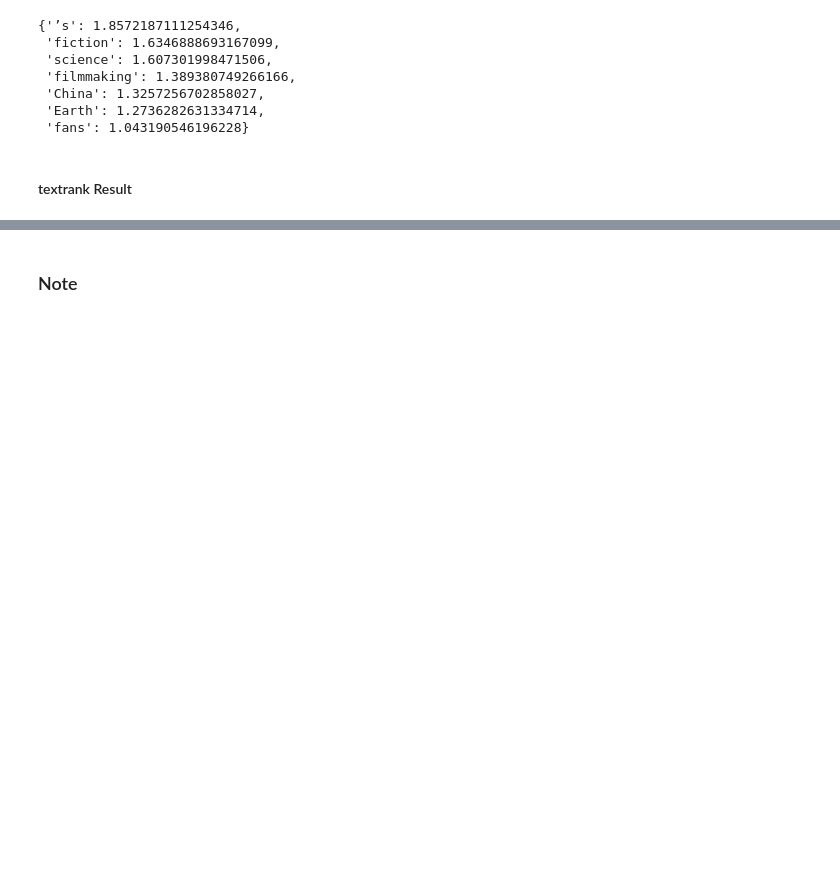
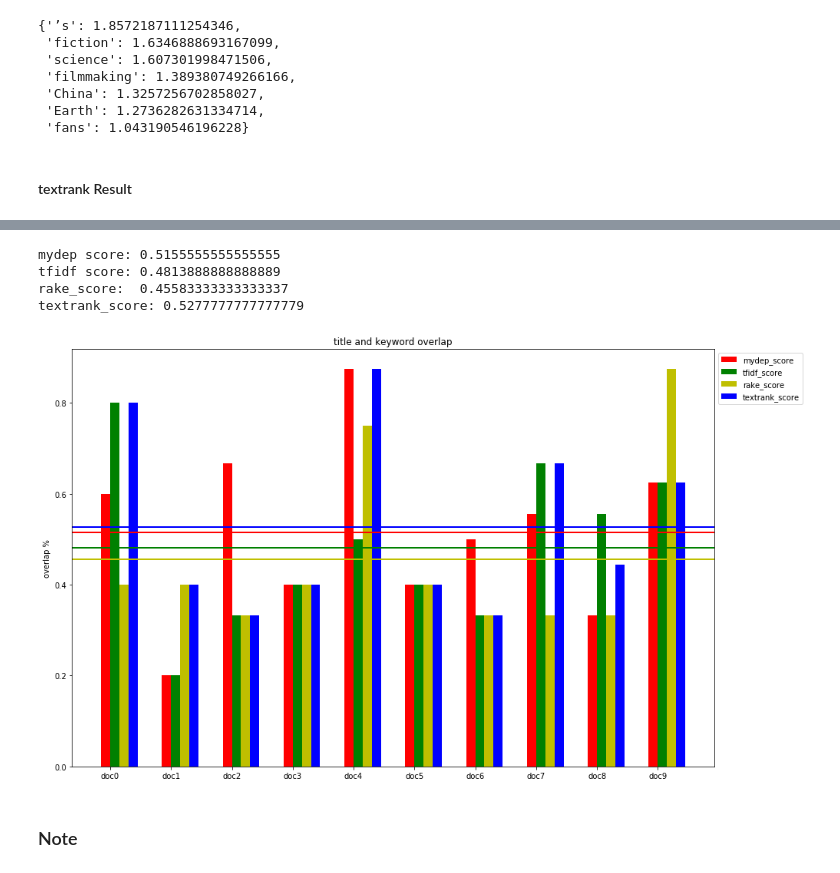
Before and after one commit to s103321048/keyword_dep, a Jupyter notebook: find_evaluate_keyword.ipynb, the cells around one changed output, grey strips where cells are left out. Drawn from its saved outputs; the diff is of its cells as text; code cells hidden in the pictures; blank space fills up the shorter version.

```diff
--- a/find_evaluate_keyword.ipynb
+++ b/find_evaluate_keyword.ipynb
@@ -1008,3 +1215,43 @@ textrank_score: 0.475
+# %%
+import numpy as np
+import matplotlib.pyplot as plt
+x_label = ["doc"+str(i) for i in range(len(mydep_score_list))]
+
+def avg(input_list):
+    return sum(input_list) / len(input_list)
+
+print("mydep score:", avg(keystr_mydep_score_list))
+print("tfidf score:", avg(keystr_tfidf_score_list))
+print("rake_score: ", avg(keystr_rake_score_list))
+print("textrank_score:", avg(keystr_textrank_score_list))
+
+x = np.arange(len(mydep_score_list))
+width = 0.15
+
+plt.figure(figsize=(15,10))
+plt.bar(x, keystr_mydep_score_list, width, color='r', label='mydep_score')
+plt.axhline( avg(keystr_mydep_score_list), color='r', linewidth=2)
+
+plt.bar(x + width, keystr_tfidf_score_list, width, color='g', label='tfidf_score')
+plt.axhline( avg(keystr_tfidf_score_list), color='g', linewidth=2)
+
+plt.bar(x + 2*width, keystr_rake_score_list, width, color='y', label='rake_score')
+plt.axhline( avg(keystr_rake_score_list), color='y', linewidth=2)
+
+plt.bar(x + 3*width, keystr_textrank_score_list, width, color='b', label='textrank_score')
+plt.axhline( avg(keystr_textrank_score_list), color='b', linewidth=2)
+
+plt.xticks(x + width / 2, x_label)
+plt.ylabel('overlap %')
+plt.title('title and keyword overlap')
+plt.legend(bbox_to_anchor=(1,1), loc='upper left')
+plt.show()
+# %% [output]
+mydep score: 0.5155555555555555
+tfidf score: 0.4813888888888889
+rake_score:  0.45583333333333337
+textrank_score: 0.5277777777777779
+[figure, added]
 # %% [markdown]
 ### Note
 # %% [markdown]
```
Also changed, not shown: parts of 31 cells of this notebook.
